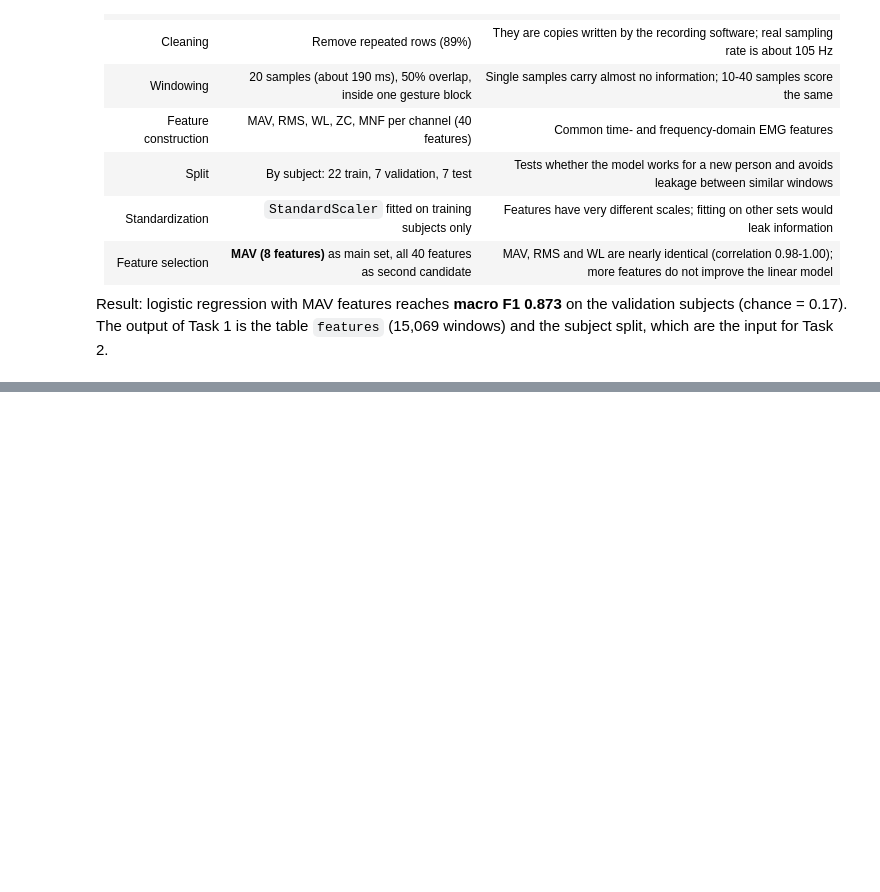
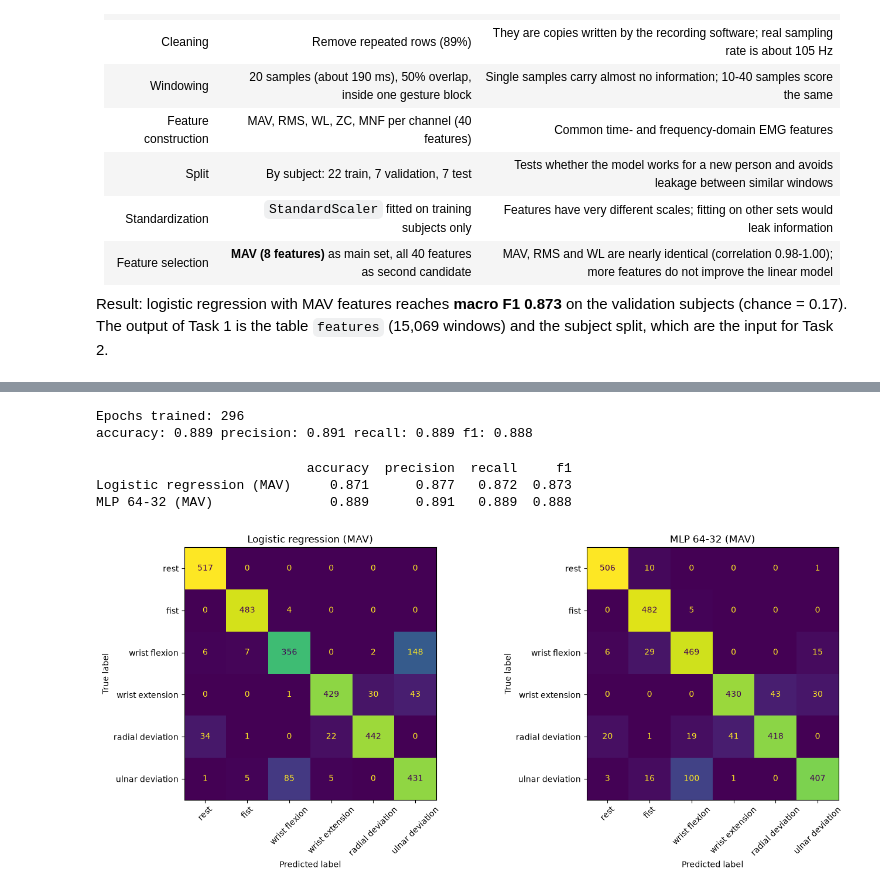
Before and after one commit to Aslakoi/EMG_classification, a Jupyter notebook: main.ipynb, the cells around one changed output, grey strips where cells are left out. Cells and saved outputs as stored; diff of their text form; code cells hidden in the pictures; blank space fills up the shorter version.

Commit message:
first MLP vs logistic regression

```diff
--- a/main.ipynb
+++ b/main.ipynb
@@ -895,0 +918,47 @@ The output of Task 1 is the table `features` (15,069 windows) and the subject sp
+# %%
+from sklearn.pipeline import Pipeline
+from sklearn.neural_network import MLPClassifier
+
+def scores_of(y_true, y_pred):
+    # The same metrics as in section 12 (macro averages over the 6 classes)
+    return {'accuracy': accuracy_score(y_true, y_pred),
+            'precision': precision_score(y_true, y_pred, average='macro'),
+            'recall': recall_score(y_true, y_pred, average='macro'),
+            'f1': f1_score(y_true, y_pred, average='macro')}
+
+mav_columns = columns_of(['MAV'])
+
+mlp = Pipeline([('scaler', StandardScaler()),
+                ('mlp', MLPClassifier(hidden_layer_sizes=(64, 32), activation='relu', solver='adam',
+                                      alpha=1e-4, max_iter=500, early_stopping=False, random_state=42))])
+
+# Train on the training subjects, score on the validation subjects
+mlp.fit(train[mav_columns], train['class'])
+y_pred_mlp = mlp.predict(val[mav_columns])
+scores_mlp = scores_of(val['class'], y_pred_mlp)
+
+print('Epochs trained:', mlp.named_steps['mlp'].n_iter_)
+print(' '.join('%s: %.3f' % (k, v) for k, v in scores_mlp.items()))
+# %% [output]
+Epochs trained: 296
+accuracy: 0.889 precision: 0.891 recall: 0.889 f1: 0.888
+# %%
+# Compare with the logistic regression baseline of section 12 (same features, same subjects)
+scores_lr, y_pred_lr = evaluate_features(mav_columns, train, val)
+
+comparison = pd.DataFrame([scores_lr, scores_mlp], index=['Logistic regression (MAV)', 'MLP 64-32 (MAV)'])
+print(comparison.round(3))
+
+fig, axes = plt.subplots(1, 2, figsize=(14,6))
+for ax, (name, y_pred) in zip(axes, [('Logistic regression (MAV)', y_pred_lr), ('MLP 64-32 (MAV)', y_pred_mlp)]):
+    disp = ConfusionMatrixDisplay(confusion_matrix=confusion_matrix(val['class'], y_pred),
+                                  display_labels=[class_names[c] for c in range(1, 7)])
+    disp.plot(ax=ax, xticks_rotation=45, colorbar=False)
+    ax.set_title(name)
+plt.tight_layout()
+plt.show()
+# %% [output]
+                           accuracy  precision  recall     f1
+Logistic regression (MAV)     0.871      0.877   0.872  0.873
+MLP 64-32 (MAV)               0.889      0.891   0.889  0.888
+[figure, added]
```
Also changed, not shown: parts of 3 cells of this notebook.
